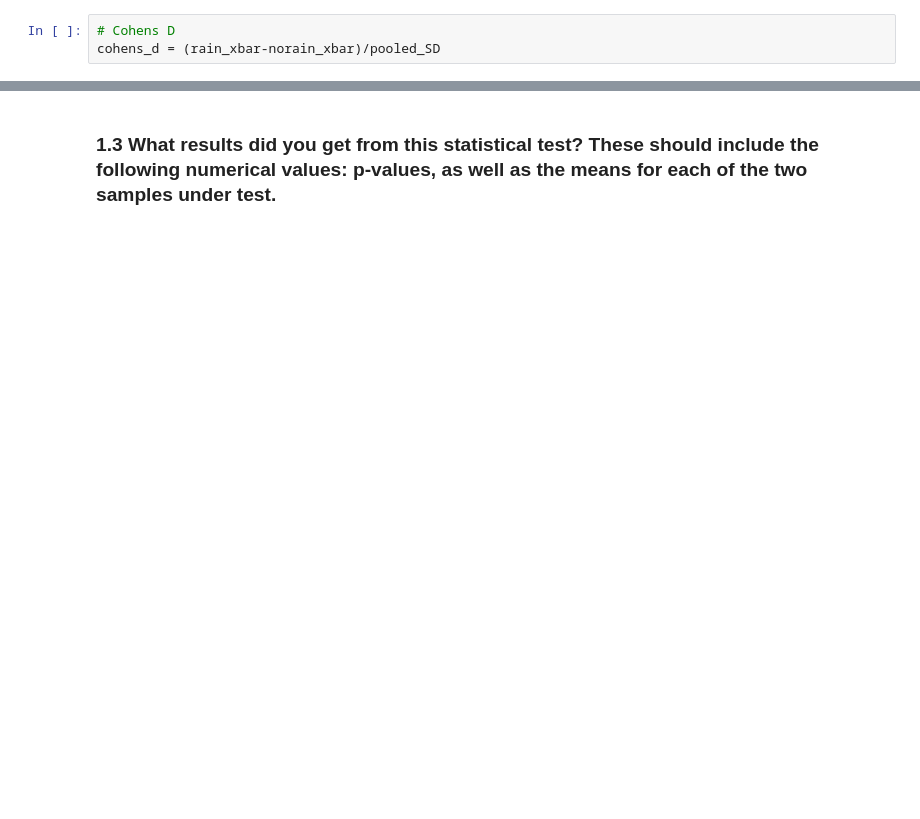
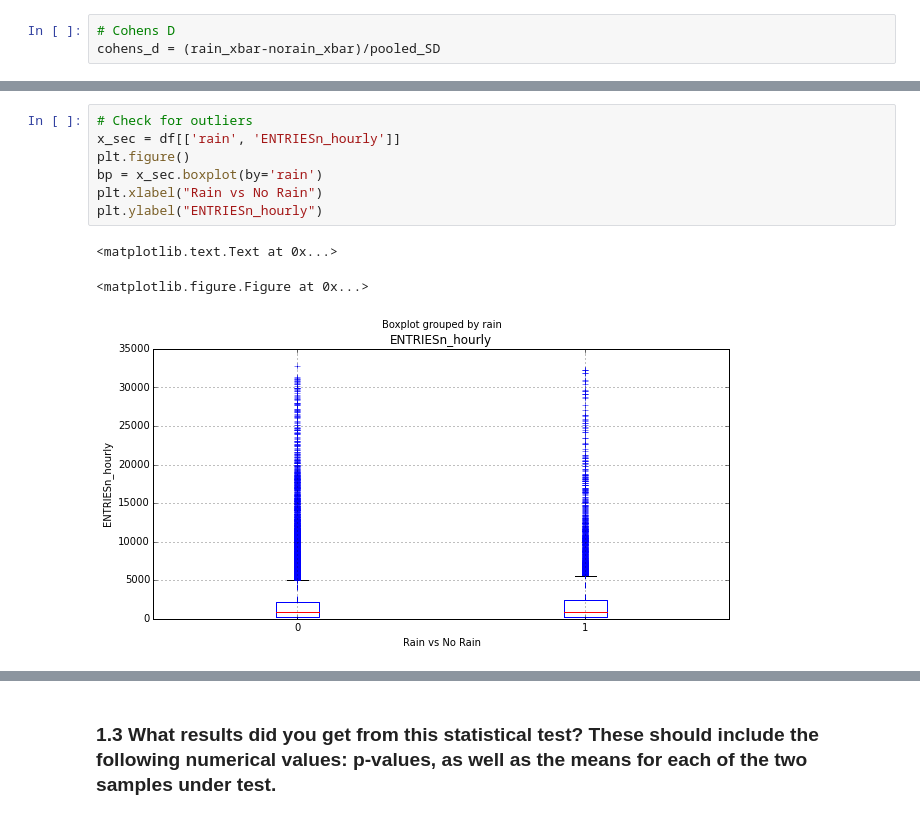
Before and after one commit to craignicholson/P2-1, a Jupyter notebook: Data_Analyst_ND_Project2.ipynb, the cells around one changed output, grey strips where cells are left out. Saved outputs shown, nothing was run; the diff lists cells and outputs as text; blank space fills up the shorter version.

```diff
--- a/Data_Analyst_ND_Project2.ipynb
+++ b/Data_Analyst_ND_Project2.ipynb
@@ -239 +318,12 @@ https://statistics.laerd.com/statistical-guides/independent-t-test-statistical-g
+# %%
+# Check for outliers
+x_sec = df[['rain', 'ENTRIESn_hourly']]
+plt.figure()
+bp = x_sec.boxplot(by='rain')
+plt.xlabel("Rain vs No Rain")
+plt.ylabel("ENTRIESn_hourly")
+# %% [output]
+<matplotlib.text.Text at 0x...>
+<matplotlib.figure.Figure at 0x...>
+[figure, added]
 # %% [markdown]
```
Also changed, not shown: parts of 30 cells of this notebook.
